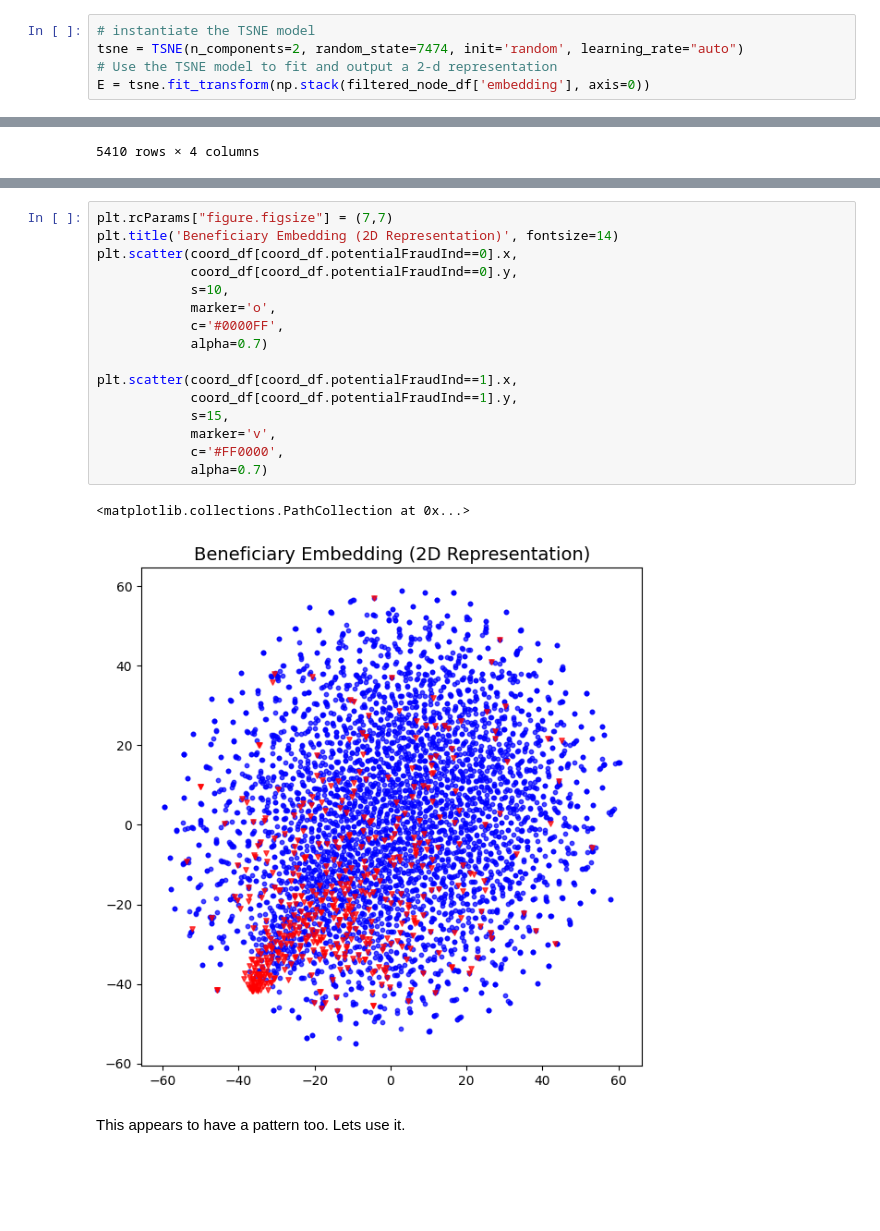
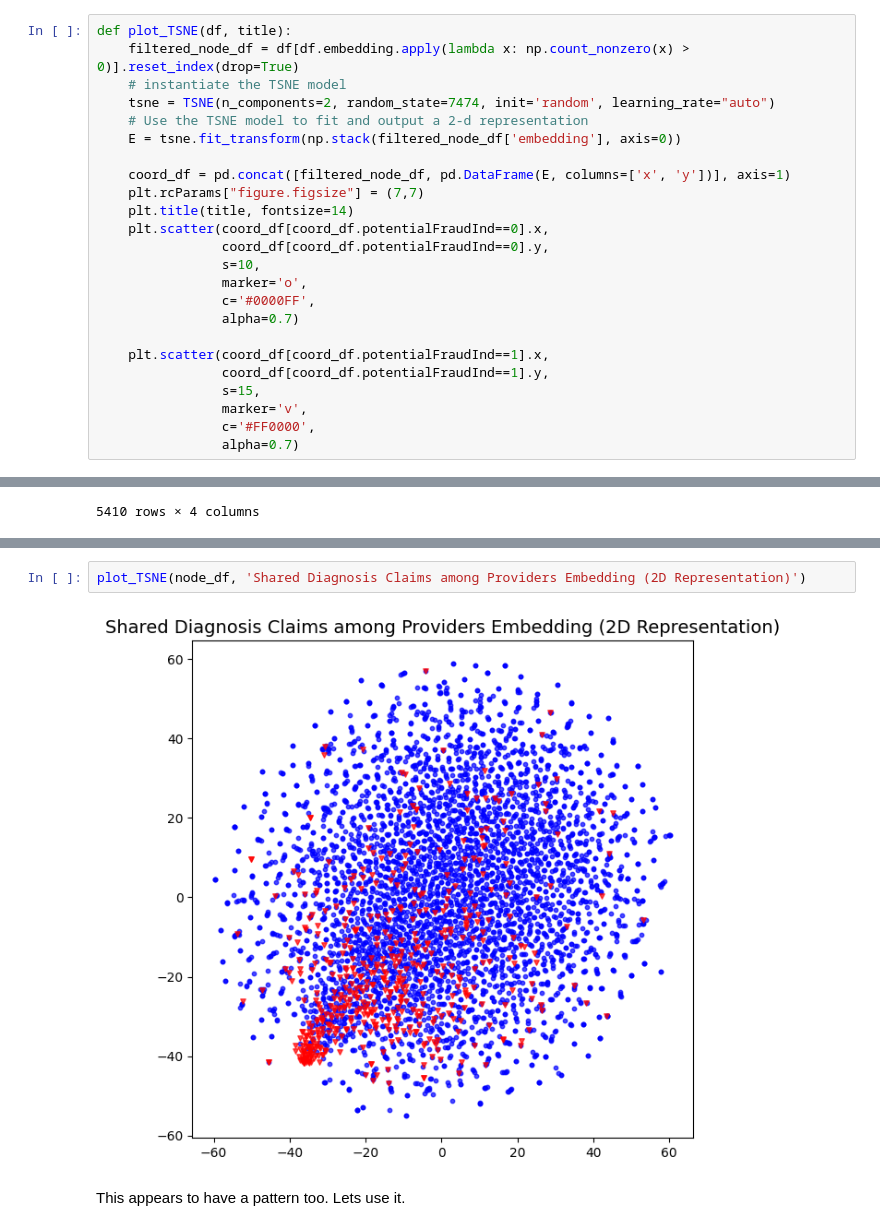
Before and after one commit to neo4j-partners/mini-hands-on-lab-neo4j-and-vertex-ai, a Jupyter notebook: Lab 2 - Vertex AI AutoML with GDS/p2-graph-feature-eng.ipynb, the cells around one changed output, grey strips where cells are left out. Cells and saved outputs as stored; diff of their text form; blank space fills up the shorter version.

```diff
--- a/Lab 2 - Vertex AI AutoML with GDS/p3-graph-feature-eng.ipynb
+++ b/Lab 2 - Vertex AI AutoML with GDS/p2-graph-feature-eng.ipynb
@@ -173,6 +171,25 @@ filtered_node_df.shape
 # %%
-# instantiate the TSNE model
-tsne = TSNE(n_components=2, random_state=7474, init='random', learning_rate="auto")
-# Use the TSNE model to fit and output a 2-d representation
-E = tsne.fit_transform(np.stack(filtered_node_df['embedding'], axis=0))
+def plot_TSNE(df, title):
+    filtered_node_df = df[df.embedding.apply(lambda x: np.count_nonzero(x) > 0)].reset_index(drop=True)
+    # instantiate the TSNE model
+    tsne = TSNE(n_components=2, random_state=7474, init='random', learning_rate="auto")
+    # Use the TSNE model to fit and output a 2-d representation
+    E = tsne.fit_transform(np.stack(filtered_node_df['embedding'], axis=0))
+
+    coord_df = pd.concat([filtered_node_df, pd.DataFrame(E, columns=['x', 'y'])], axis=1)
+    plt.rcParams["figure.figsize"] = (7,7)
+    plt.title(title, fontsize=14)
+    plt.scatter(coord_df[coord_df.potentialFraudInd==0].x,
+                coord_df[coord_df.potentialFraudInd==0].y,
+                s=10,
+                marker='o',
+                c='#0000FF',
+                alpha=0.7)
+
+    plt.scatter(coord_df[coord_df.potentialFraudInd==1].x,
+                coord_df[coord_df.potentialFraudInd==1].y,
+                s=15,
+                marker='v',
+                c='#FF0000',
+                alpha=0.7)
 # %%
@@ -505,22 +421,7 @@ coord_df
 # %%
-plt.rcParams["figure.figsize"] = (7,7)
-plt.title('Beneficiary Embedding (2D Representation)', fontsize=14)
-plt.scatter(coord_df[coord_df.potentialFraudInd==0].x,
-            coord_df[coord_df.potentialFraudInd==0].y,
-            s=10,
-            marker='o',
-            c='#0000FF',
-            alpha=0.7)
-
-plt.scatter(coord_df[coord_df.potentialFraudInd==1].x,
-            coord_df[coord_df.potentialFraudInd==1].y,
-            s=15,
-            marker='v',
-            c='#FF0000',
-            alpha=0.7)
+plot_TSNE(node_df, 'Shared Diagnosis Claims among Providers Embedding (2D Representation)')
 # %% [output]
-<matplotlib.collections.PathCollection at 0x...>
-[figure, old version]
+[figure, new version]
 # %% [markdown]
 This appears to have a pattern too.  Lets use it.
 # %%
```
Also changed, not shown: parts of 28 cells of this notebook, 9 other files.
